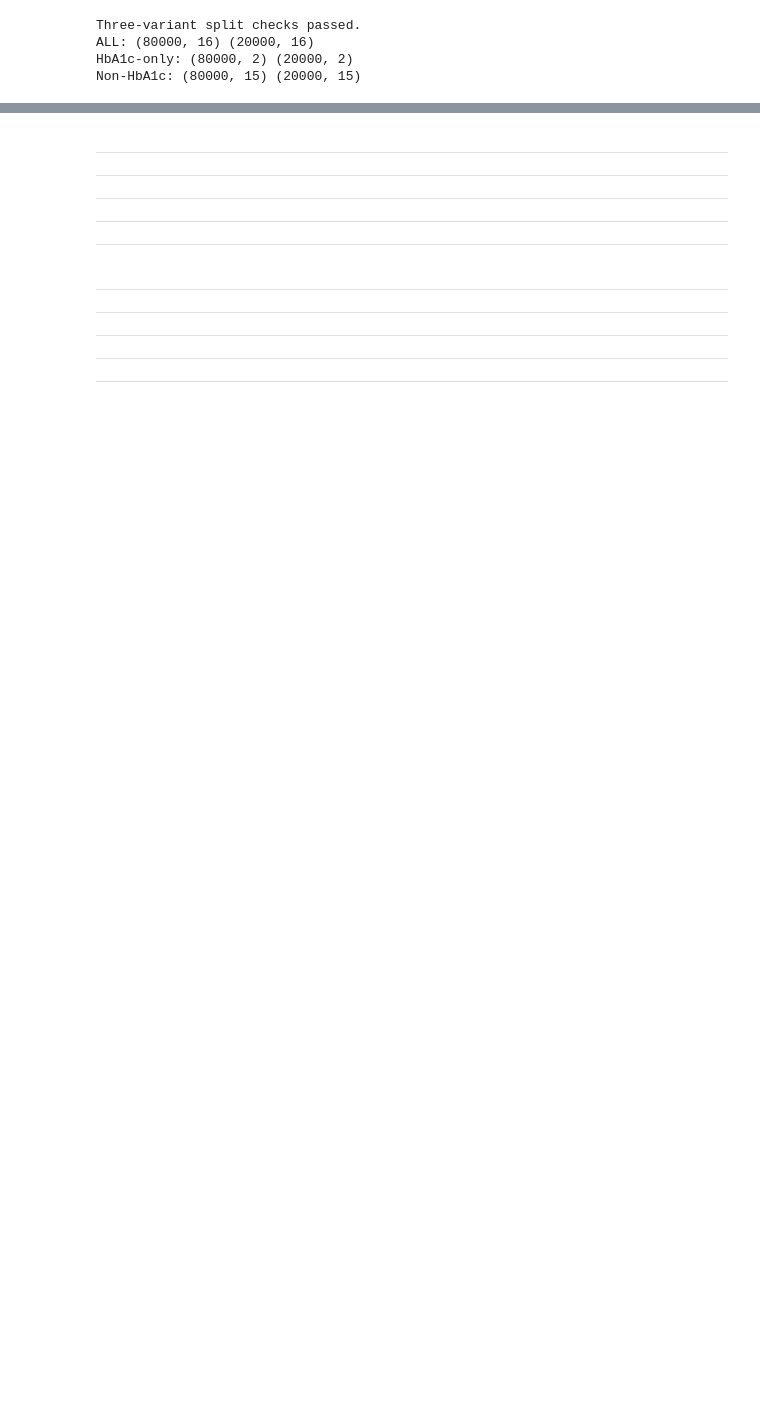
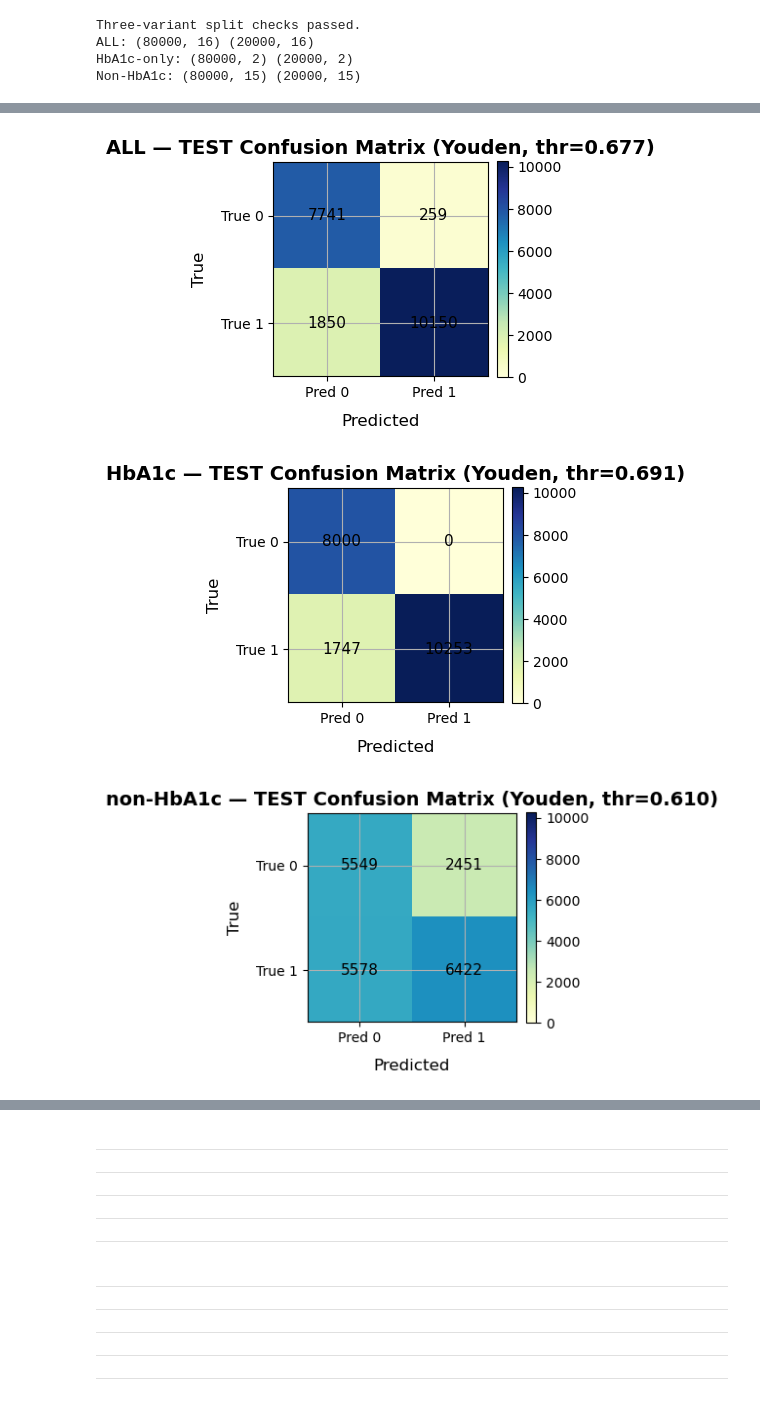
Before and after one commit to etoobian/diabetes-prediction-ds1, a Jupyter notebook: notebooks/diabetes_prediction.ipynb, the cells around one changed output, grey strips where cells are left out. Saved outputs shown, nothing was run; the diff lists cells and outputs as text; code cells hidden in the pictures; blank space fills up the shorter version.

Commit message:
Section 7: LogReg Modeling Full notebook complete.

```diff
--- a/notebooks/diabetes_prediction.ipynb
+++ b/notebooks/diabetes_prediction.ipynb
@@ -994,9 +1070,14 @@ splits = io.load_and_build_three_variant_splits(
     hba1c_col="hba1c",
 )
 
-train, test = splits.train_all, splits.test_all
-train_hba1c, test_hba1c = splits.train_hba1c, splits.test_hba1c
-train_nonhba1c, test_nonhba1c = splits.train_non_hba1c, splits.test_non_hba1c
+train = splits.train_all
+test = splits.test_all
+
+train_hba1c = splits.train_hba1c
+test_hba1c = splits.test_hba1c
+
+train_nonhba1c = splits.train_non_hba1c
+test_nonhba1c = splits.test_non_hba1c
 # %%
 # SANITY CHECKS: 3-variant splits (1st Usage)
 
@@ -1058,0 +1586,31 @@ Non-HbA1c: (80000, 15) (20000, 15)
+# %%
+# Confusion Matrices (Youden, TEST)
+global_vmax = df_test_youden_full[["tn", "fp", "fn", "tp"]].to_numpy().max()
+
+for _, row in df_test_youden_full.iterrows():
+    model = row["model"]
+    thr = row["threshold"]
+
+    fig, ax = viz.plot_confusion_matrix_binary(
+        tn=int(row["tn"]),
+        fp=int(row["fp"]),
+        fn=int(row["fn"]),
+        tp=int(row["tp"]),
+        title=f"{model} — TEST Confusion Matrix (Youden, thr={thr:.3f})",
+        normalize=False,
+        cmap="YlGnBu",
+        vmin=0.0,
+        vmax=global_vmax,
+    )
+
+    viz.finalize_fig(
+        fig,
+        save_path=(
+            (FIG_DIR / f"logit_test_cm_youden_{model}.png") if SAVE_FIGS else None
+        ),
+        show=VERBOSE,
+    )
+# %% [output]
+[figure, added]
+[figure, added]
+[figure, added]
```
Also changed, not shown: parts of 70 cells of this notebook.
